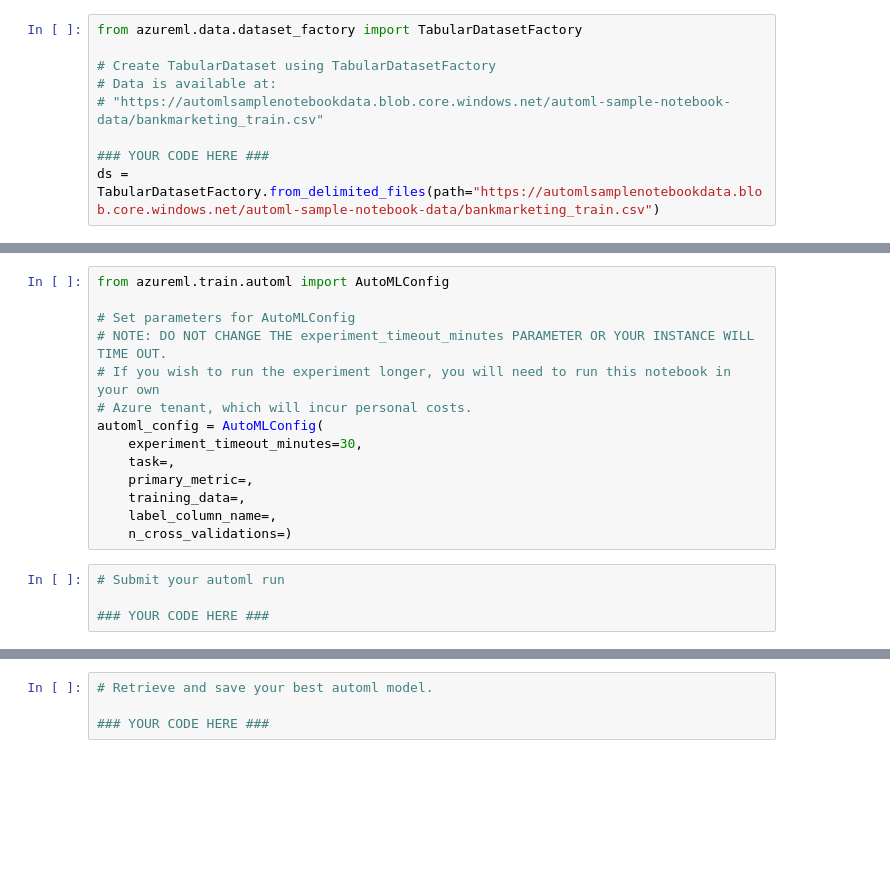
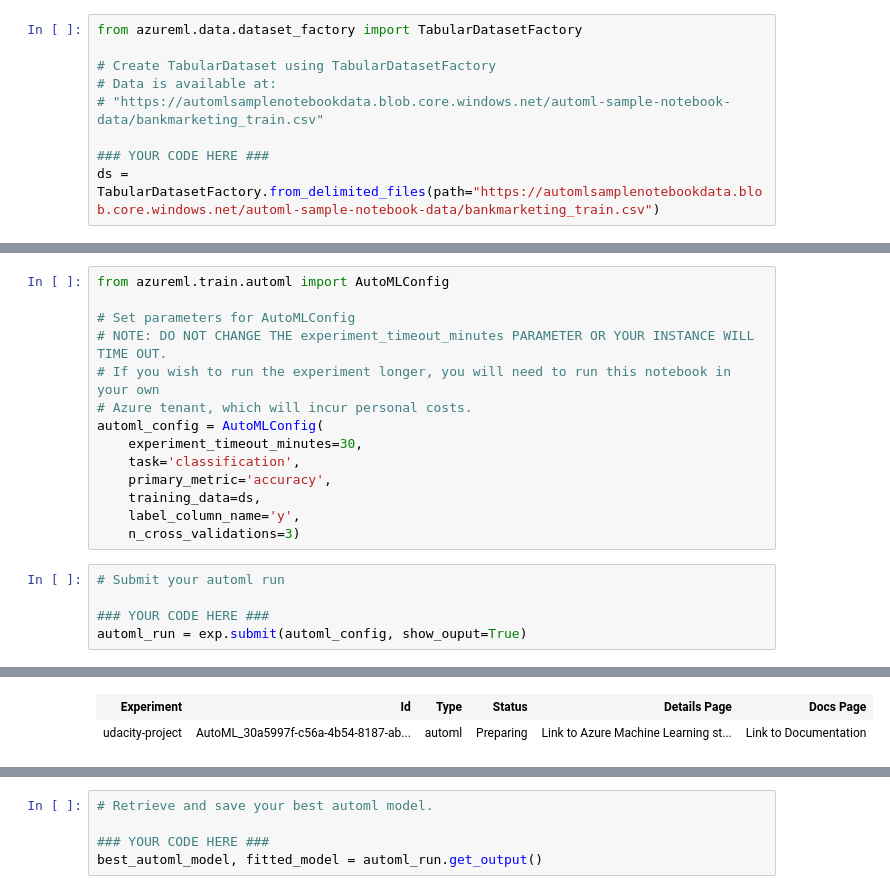
Before and after one commit to santosh-gatech/nd00333_AZMLND_Optimizing_a_Pipeline_in_Azure-Starter_Files, a Jupyter notebook: udacity-project.ipynb, the cells around one changed output, grey strips where cells are left out. Cells and saved outputs as stored; diff of their text form; blank space fills up the shorter version.

```diff
--- a/udacity-project.ipynb
+++ b/udacity-project.ipynb
@@ -133,12 +131,14 @@ from azureml.train.automl import AutoMLConfig
 # Azure tenant, which will incur personal costs.
 automl_config = AutoMLConfig(
     experiment_timeout_minutes=30,
-    task=,
-    primary_metric=,
-    training_data=,
-    label_column_name=,
-    n_cross_validations=)
+    task='classification',
+    primary_metric='accuracy',
+    training_data=ds,
+    label_column_name='y',
+    n_cross_validations=3)
 # %%
 # Submit your automl run
 
 ### YOUR CODE HERE ###
+automl_run = exp.submit(automl_config, show_ouput=True)
+# %% [output]
@@ -144,0 +146,2 @@ automl_config = AutoMLConfig(
+| Experiment | Id | Type | Status | Details Page | Docs Page |
+| udacity-project | AutoML_30a5997f-c56a-4b54-8187-ab... | automl | Preparing | Link to Azure Machine Learning st... | Link to Documentation |
@@ -146,3 +150,4 @@ automl_config = AutoMLConfig(
 # Retrieve and save your best automl model.
 
 ### YOUR CODE HERE ###
+best_automl_model, fitted_model = automl_run.get_output()
```
Also changed, not shown: parts of 4 cells of this notebook.
